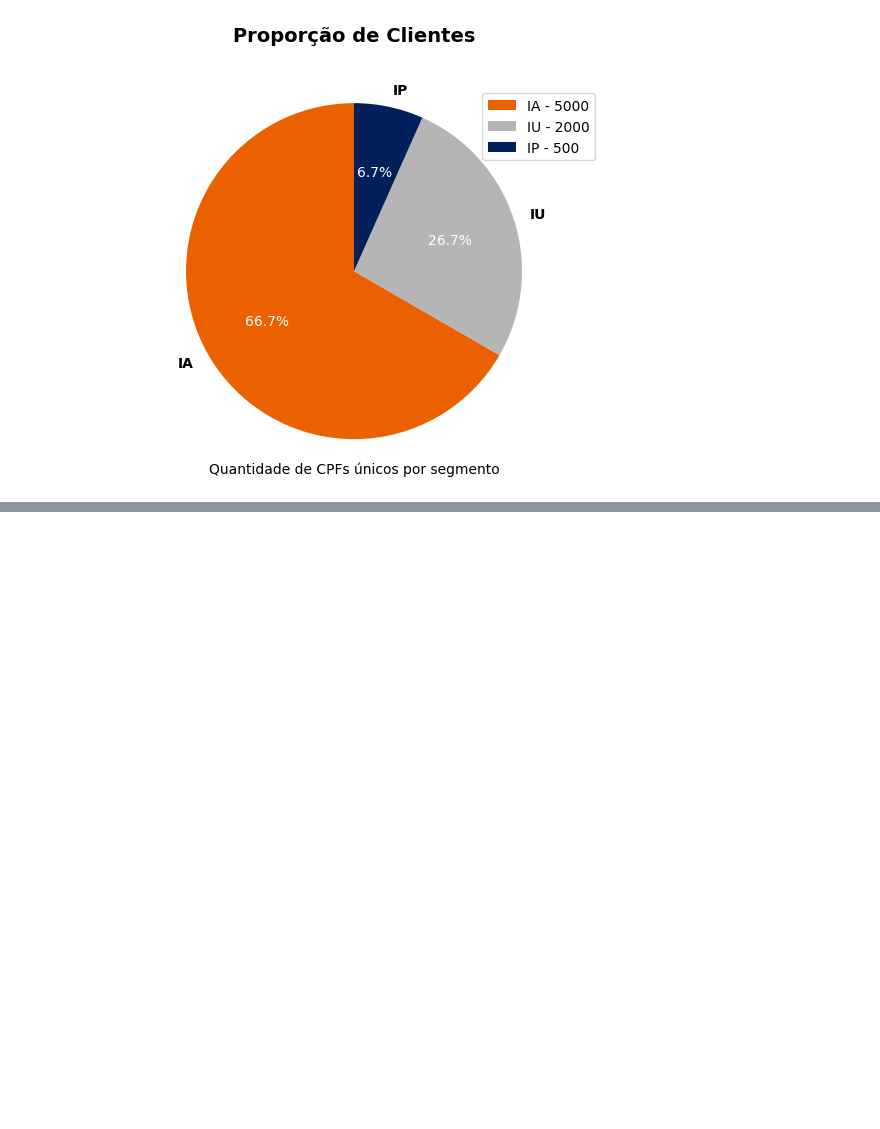
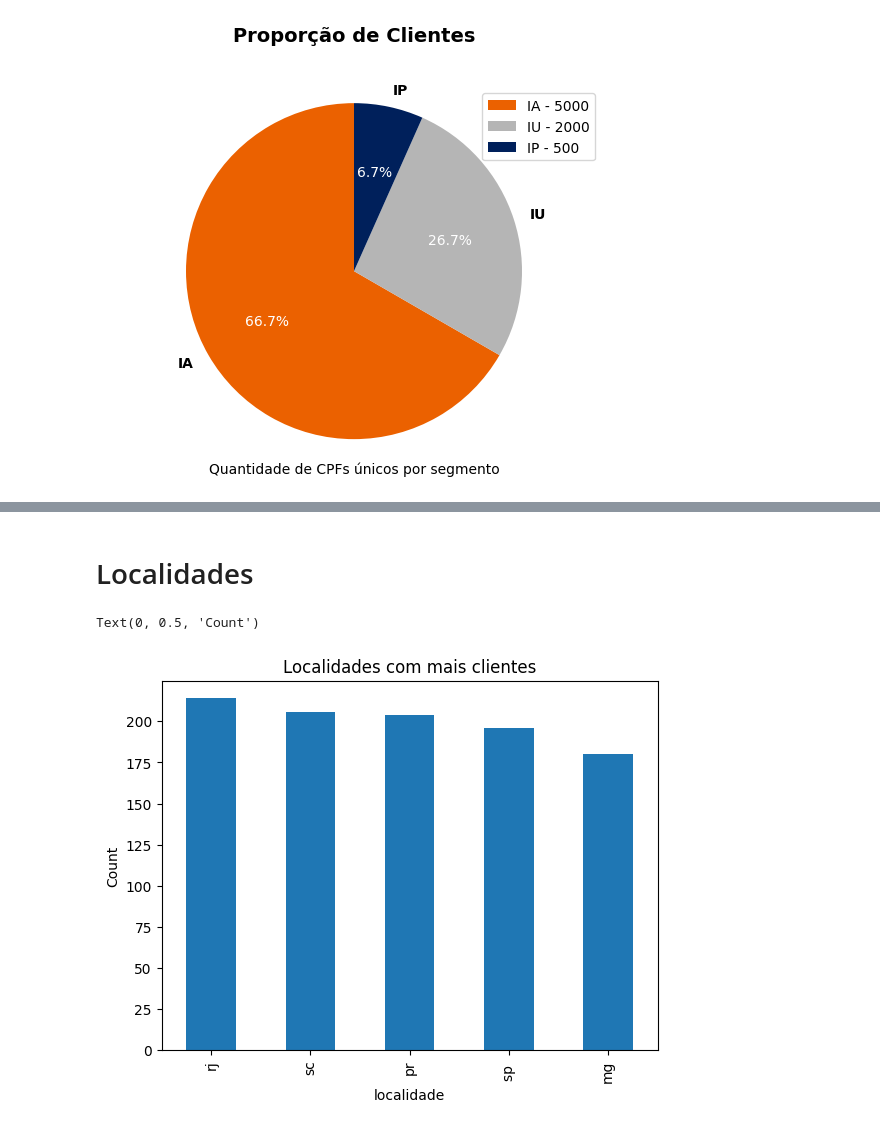
Before and after one commit to LeandroCoelhos/estudos_datascience, a Jupyter notebook: Limpeza_dataset.ipynb, the cells around one changed output, grey strips where cells are left out. Saved outputs shown, nothing was run; the diff lists cells and outputs as text; code cells hidden in the pictures; blank space fills up the shorter version.

```diff
--- a/Limpeza_dataset.ipynb
+++ b/Limpeza_dataset.ipynb
@@ -1037,0 +1038,35 @@ Faixa 53441.0-70976.0 percentile: 250 salários
+# %%
+import pandas as pd
+import numpy as np
+
+# Definindo o número de linhas
+n = 1000
+
+# Proporções das categorias
+prop_seg = {'IA': 0.7, 'IU': 0.2, 'IP': 0.1}
+prop_momento = {'asce': 0.4, 'esta': 0.4, 'desc': 0.2}
+
+# Gerando os dados de acordo com as proporções
+seg = np.random.choice(list(prop_seg.keys()), size=n, p=list(prop_seg.values()))
+renda = np.random.randint(300, 70001, size=n)
+idade = np.random.randint(18, 99, size=n)
+mob = np.random.randint(1, 99, size=n)
+profissao = np.random.choice(['engenheiro', 'professor', 'médico', 'advogado', 'estudante'], size=n)
+estado = np.random.choice(['sp ', 'rj', 'mg', 'pr', 'sc'], size=n)
+momento = np.random.choice(list(prop_momento.keys()), size=n, p=list(prop_momento.values()))
+emprestimo = np.random.randint(80, 70001, size=n)
+
+# Criando o DataFrame
+df = pd.DataFrame({
+    'seg': seg,
+    'renda': renda,
+    'idade': idade,
+    'profissao': profissao,
+    'momento': momento,
+    'emprestimo': emprestimo,
+    'mob': mob,
+    'estado': estado
+})
+
+# Visualizando as primeiras linhas
+print(df.head())
@@ -1037,0 +1096,11 @@ Faixa 53441.0-70976.0 percentile: 250 salários
+# %% [markdown]
+# Localidades
+# %%
+ax = df['estado'].value_counts() \
+    .head(10) \
+    .plot(kind='bar', title='Localidades com mais clientes')
+ax.set_xlabel('localidade')
+ax.set_ylabel('Count')
+# %% [output]
+Text(0, 0.5, 'Count')
+[figure, added]
```
Also changed, not shown: parts of 17 cells of this notebook.
